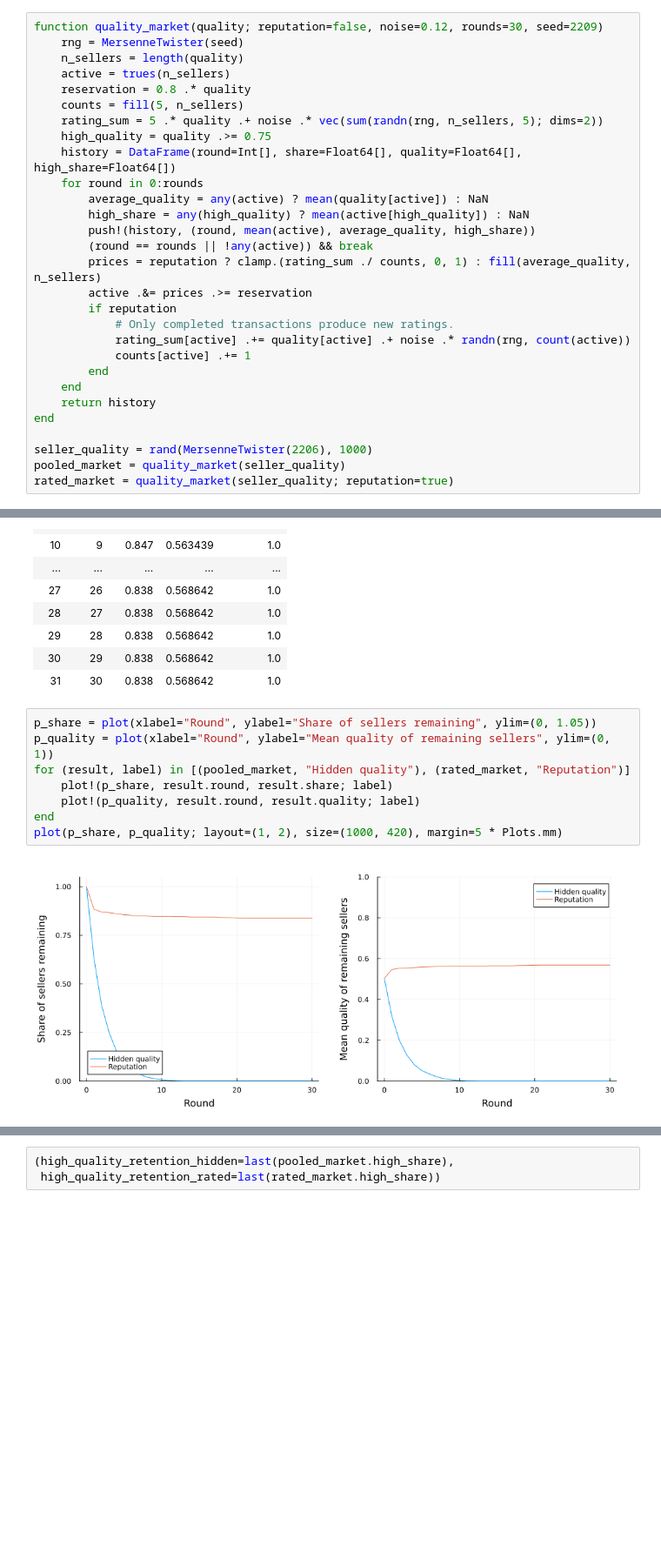
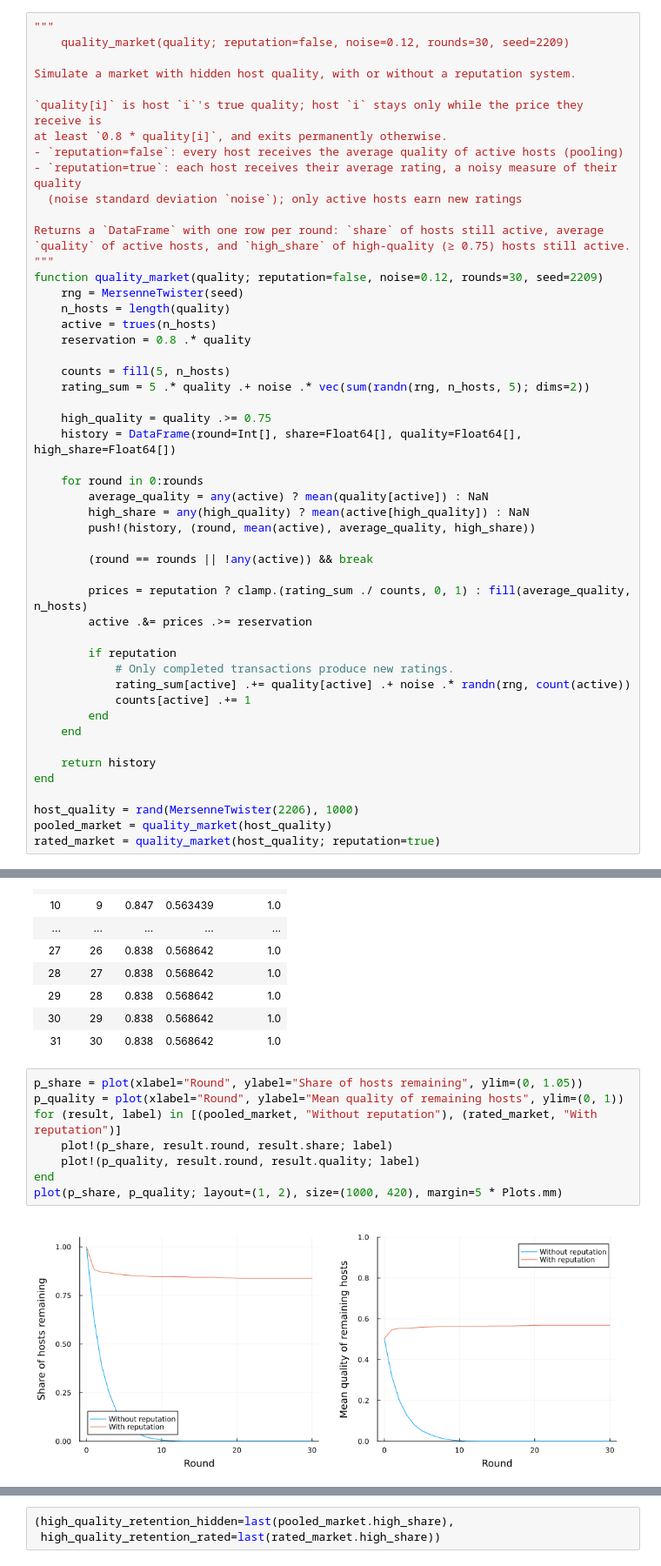
Before and after one commit to sglyon/ucf-cap-6318-book, a Jupyter notebook: week11/L11.02_matching_markets.ipynb, the cells around one changed output, grey strips where cells are left out. Shown at 87% size. Cells and saved outputs as stored; diff of their text form; blank space fills up the shorter version.

```diff
--- a/week11/L11.02_matching_markets.ipynb
+++ b/week11/L11.02_matching_markets.ipynb
@@ -722,33 +881,54 @@ Without reputation, guests pay every listing the market's average quality; hosts
 - Mean ratings estimate quality; they are not exact Bayesian expectations. Trials require funding
 # %%
+"""
+    quality_market(quality; reputation=false, noise=0.12, rounds=30, seed=2209)
+
+Simulate a market with hidden host quality, with or without a reputation system.
+
+`quality[i]` is host `i`'s true quality; host `i` stays only while the price they receive is
+at least `0.8 * quality[i]`, and exits permanently otherwise.
+- `reputation=false`: every host receives the average quality of active hosts (pooling)
+- `reputation=true`: each host receives their average rating, a noisy measure of their quality
+  (noise standard deviation `noise`); only active hosts earn new ratings
+
+Returns a `DataFrame` with one row per round: `share` of hosts still active, average
+`quality` of active hosts, and `high_share` of high-quality (≥ 0.75) hosts still active.
+"""
 function quality_market(quality; reputation=false, noise=0.12, rounds=30, seed=2209)
     rng = MersenneTwister(seed)
-    n_sellers = length(quality)
-    active = trues(n_sellers)
+    n_hosts = length(quality)
+    active = trues(n_hosts)
     reservation = 0.8 .* quality
-    counts = fill(5, n_sellers)
-    rating_sum = 5 .* quality .+ noise .* vec(sum(randn(rng, n_sellers, 5); dims=2))
+
+    counts = fill(5, n_hosts)
+    rating_sum = 5 .* quality .+ noise .* vec(sum(randn(rng, n_hosts, 5); dims=2))
+
     high_quality = quality .>= 0.75
     history = DataFrame(round=Int[], share=Float64[], quality=Float64[], high_share=Float64[])
+
     for round in 0:rounds
         average_quality = any(active) ? mean(quality[active]) : NaN
         high_share = any(high_quality) ? mean(active[high_quality]) : NaN
         push!(history, (round, mean(active), average_quality, high_share))
+
         (round == rounds || !any(active)) && break
-        prices = reputation ? clamp.(rating_sum ./ counts, 0, 1) : fill(average_quality, n_sellers)
+
+        prices = reputation ? clamp.(rating_sum ./ counts, 0, 1) : fill(average_quality, n_hosts)
         active .&= prices .>= reservation
+
         if reputation
             # Only completed transactions produce new ratings.
             rating_sum[active] .+= quality[active] .+ noise .* randn(rng, count(active))
             counts[active] .+= 1
         end
     end
+
     return history
 end
 
-seller_quality = rand(MersenneTwister(2206), 1000)
-pooled_market = quality_market(seller_quality)
-rated_market = quality_market(seller_quality; reputation=true)
+host_quality = rand(MersenneTwister(2206), 1000)
+pooled_market = quality_market(host_quality)
+rated_market = quality_market(host_quality; reputation=true)
 # %% [output]
 31×4 DataFrame
 6 rows omitted
@@ -771,15 +951,15 @@ rated_market = quality_market(seller_quality; reputation=true)
 | 30 | 29 | 0.838 | 0.568642 | 1.0 |
 | 31 | 30 | 0.838 | 0.568642 | 1.0 |
 # %%
-p_share = plot(xlabel="Round", ylabel="Share of sellers remaining", ylim=(0, 1.05))
-p_quality = plot(xlabel="Round", ylabel="Mean quality of remaining sellers", ylim=(0, 1))
-for (result, label) in [(pooled_market, "Hidden quality"), (rated_market, "Reputation")]
+p_share = plot(xlabel="Round", ylabel="Share of hosts remaining", ylim=(0, 1.05))
+p_quality = plot(xlabel="Round", ylabel="Mean quality of remaining hosts", ylim=(0, 1))
+for (result, label) in [(pooled_market, "Without reputation"), (rated_market, "With reputation")]
     plot!(p_share, result.round, result.share; label)
     plot!(p_quality, result.round, result.quality; label)
 end
 plot(p_share, p_quality; layout=(1, 2), size=(1000, 420), margin=5 * Plots.mm)
 # %% [output]
-[figure, old version]
+[figure, new version]
 # %% [markdown]
 ### Information Changes Participation
 
```
Also changed, not shown: parts of 43 cells of this notebook, 3 other files.
